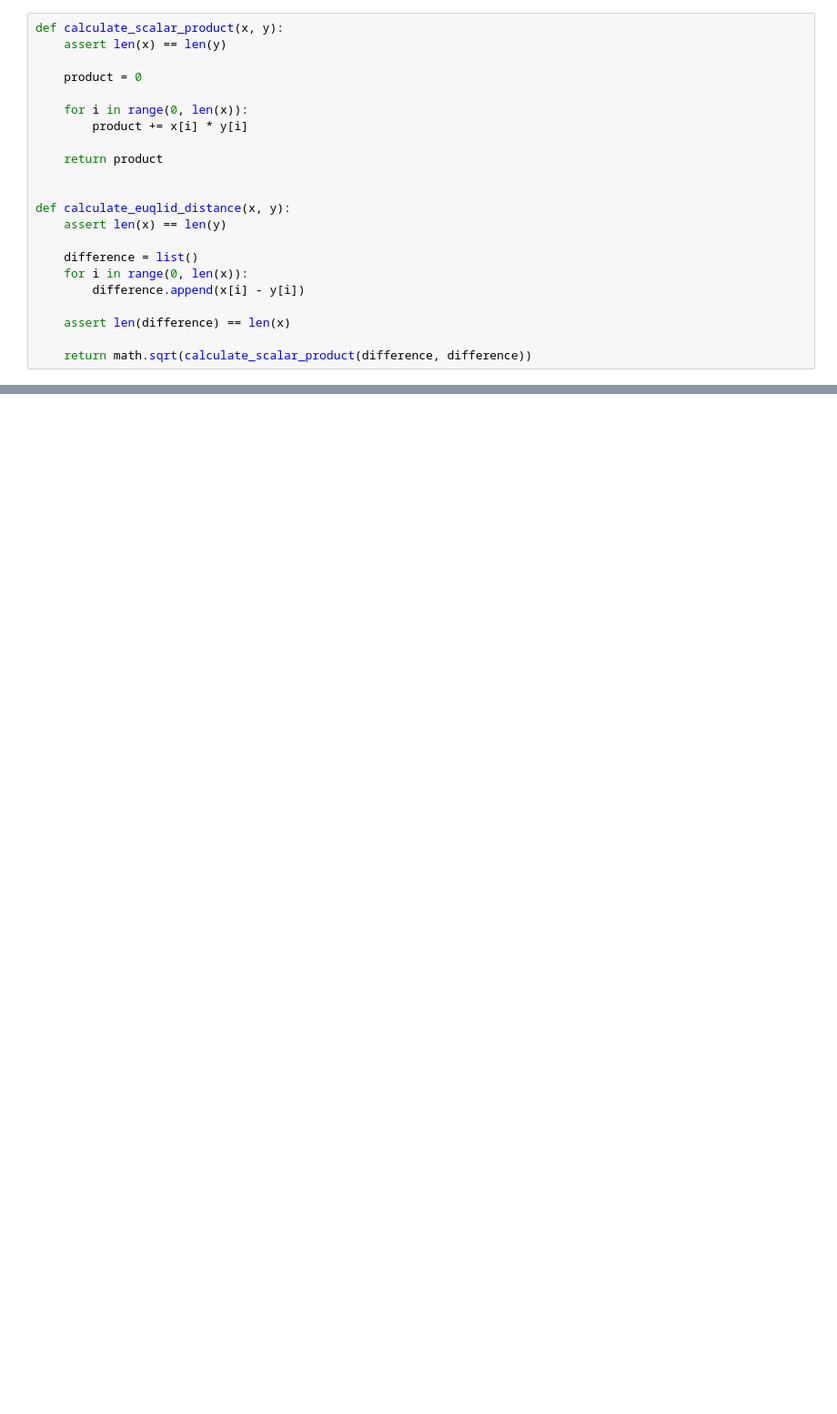
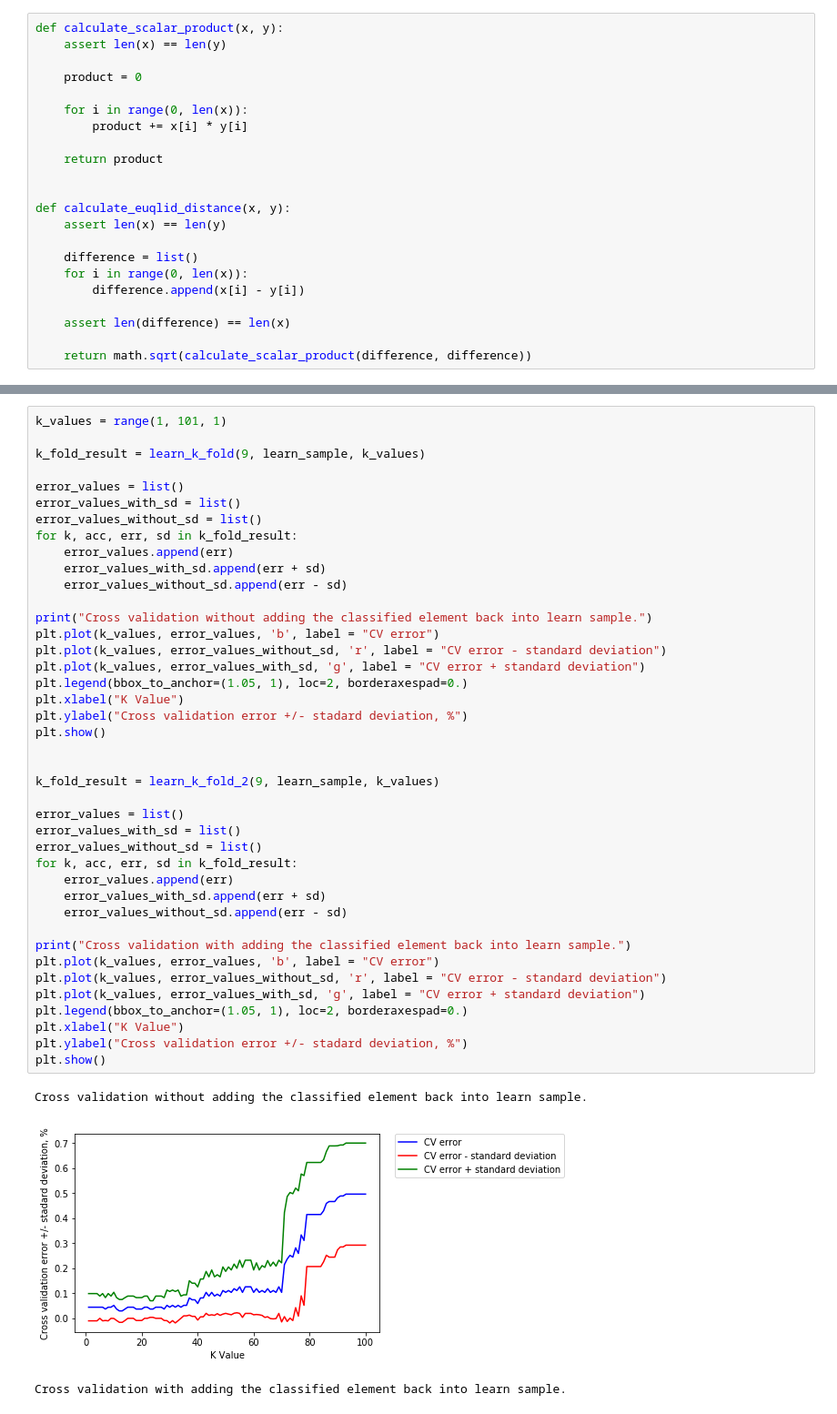
Before and after one commit to Lingviston/ml-lab10, a Jupyter notebook: HW10.ipynb, the cells around one changed output, grey strips where cells are left out. Shown at 91% size. Cells and saved outputs as stored; diff of their text form; blank space fills up the shorter version.

```diff
--- a/HW10.ipynb
+++ b/HW10.ipynb
@@ -145,0 +207,45 @@ Test dataset
+# %%
+k_values = range(1, 101, 1)
+
+k_fold_result = learn_k_fold(9, learn_sample, k_values)
+
+error_values = list()
+error_values_with_sd = list()
+error_values_without_sd = list()
+for k, acc, err, sd in k_fold_result:
+    error_values.append(err)
+    error_values_with_sd.append(err + sd)
+    error_values_without_sd.append(err - sd)
+
+print("Cross validation without adding the classified element back into learn sample.")
+plt.plot(k_values, error_values, 'b', label = "CV error")
+plt.plot(k_values, error_values_without_sd, 'r', label = "CV error - standard deviation")
+plt.plot(k_values, error_values_with_sd, 'g', label = "CV error + standard deviation")
+plt.legend(bbox_to_anchor=(1.05, 1), loc=2, borderaxespad=0.)
+plt.xlabel("K Value")
+plt.ylabel("Сross validation error +/- stadard deviation, %")
+plt.show()
+
+
+k_fold_result = learn_k_fold_2(9, learn_sample, k_values)
+
+error_values = list()
+error_values_with_sd = list()
+error_values_without_sd = list()
+for k, acc, err, sd in k_fold_result:
+    error_values.append(err)
+    error_values_with_sd.append(err + sd)
+    error_values_without_sd.append(err - sd)
+
+print("Cross validation with adding the classified element back into learn sample.")
+plt.plot(k_values, error_values, 'b', label = "CV error")
+plt.plot(k_values, error_values_without_sd, 'r', label = "CV error - standard deviation")
+plt.plot(k_values, error_values_with_sd, 'g', label = "CV error + standard deviation")
+plt.legend(bbox_to_anchor=(1.05, 1), loc=2, borderaxespad=0.)
+plt.xlabel("K Value")
+plt.ylabel("Сross validation error +/- stadard deviation, %")
+plt.show()
+# %% [output]
+Cross validation without adding the classified element back into learn sample.
+[figure, added]
+Cross validation with adding the classified element back into learn sample.
```
Also changed, not shown: parts of 9 cells of this notebook.
